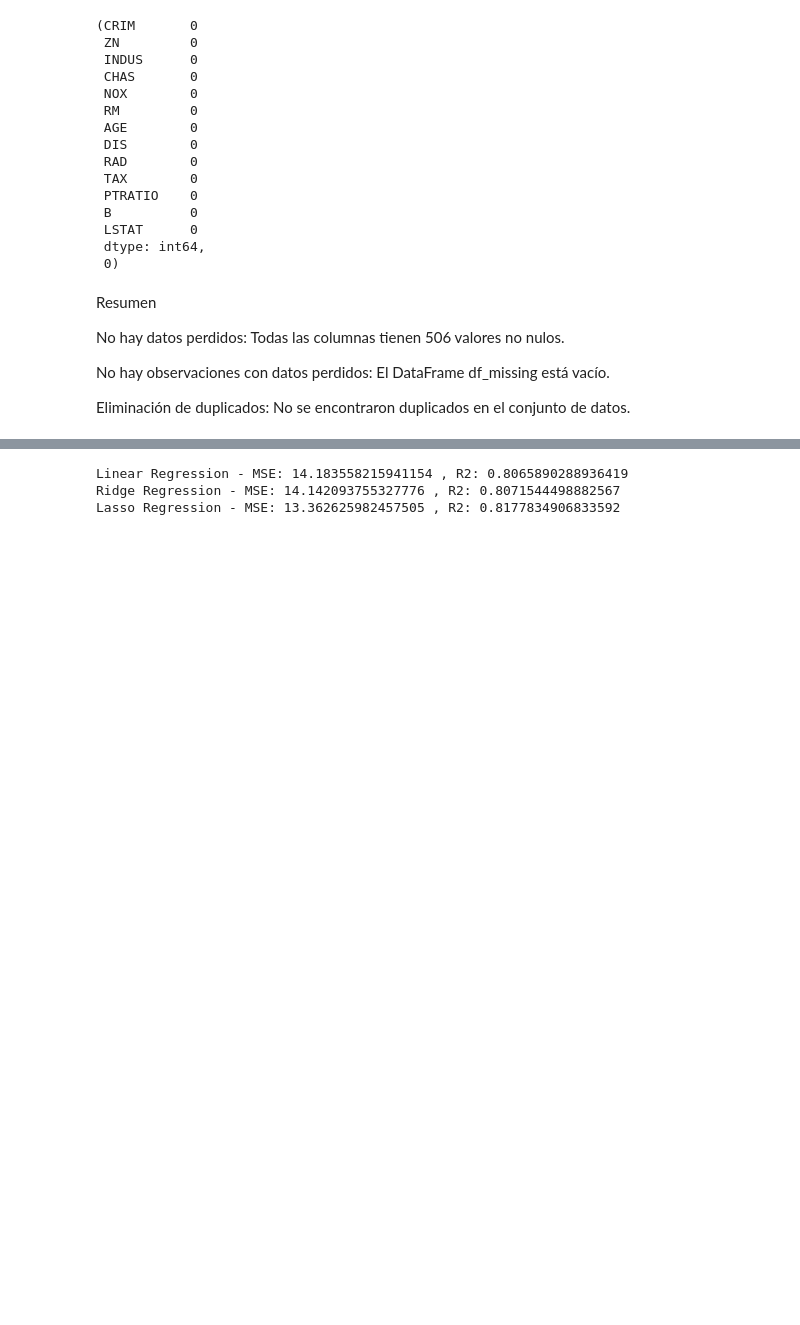
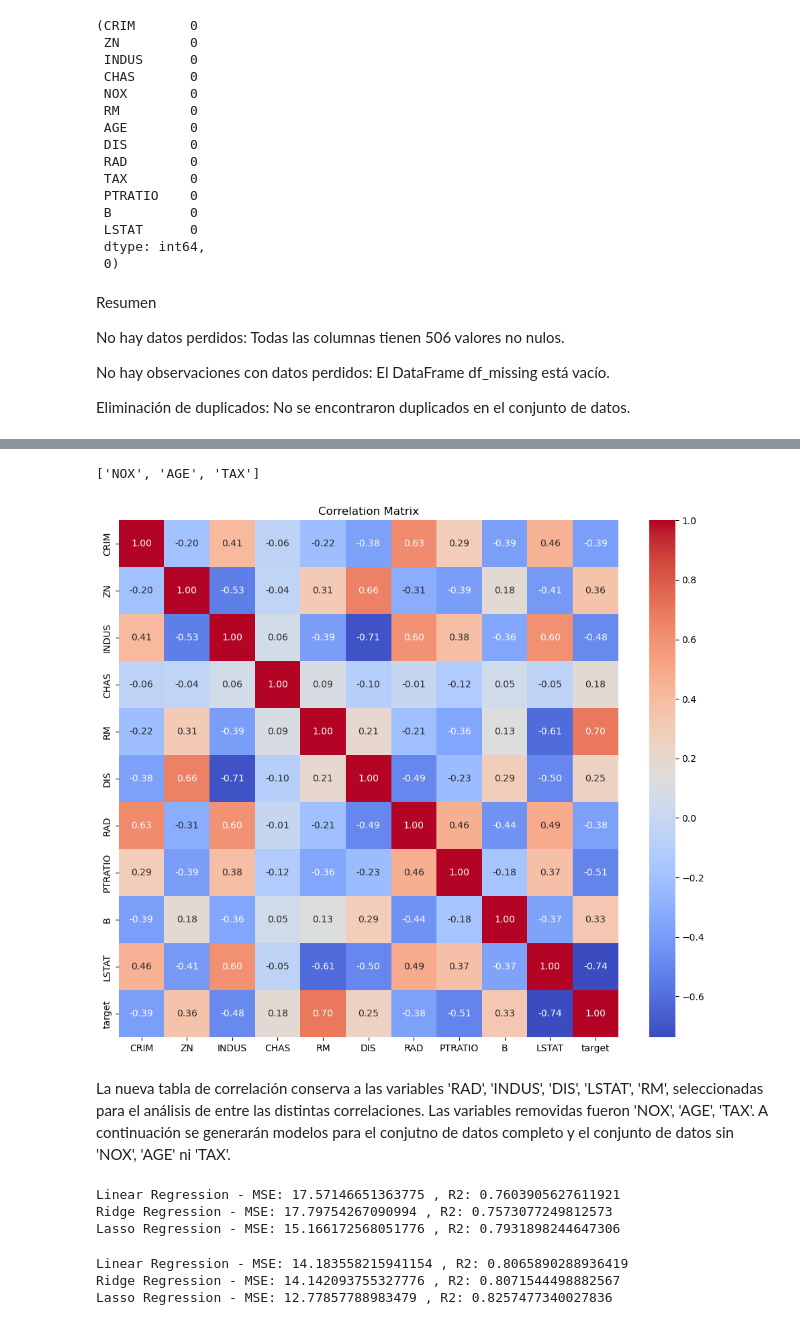
Before and after one commit to armandolezama/boston-houses-data-analysis, a Jupyter notebook: boston-houses-data-analysis.ipynb, the cells around one changed output, grey strips where cells are left out. Cells and saved outputs as stored; diff of their text form; code cells hidden in the pictures; blank space fills up the shorter version.

```diff
--- a/boston-houses-data-analysis.ipynb
+++ b/boston-houses-data-analysis.ipynb
@@ -196,4 +188,47 @@ X_train, X_test, y_train, y_test = data.split_data()
+# %%
+# Crear nuevo conjunto de datos
+data.add_dataset(name='no_high_corr', dataframe=data.df)
+
+# Configurar el límite de correlación
+data.correlation_threshold = 0.6
+
+# Eliminar al menos una característica altamente correlacionada
+data.remove_highly_correlated_features(dataset_name='no_high_corr', exceptions=['target', 'RAD', 'INDUS', 'DIS', 'LSTAT', 'RM'])
+
+# Calcular la matriz de correlación
+correlation_matrix = data.calculate_correlation_matrix(dataset_name='no_high_corr')
+
+# Plotear la matriz de correlación
+visualizer.plot_correlation_matrix(correlation_matrix)
+# %% [output]
+['NOX', 'AGE', 'TAX']
+[figure, added]
+# %% [markdown]
+La nueva tabla de correlación conserva a las variables 'RAD', 'INDUS', 'DIS', 'LSTAT', 'RM', seleccionadas para el análisis de entre las distintas correlaciones. Las variables removidas fueron 'NOX', 'AGE', 'TAX'. A continuación se generarán modelos para el conjutno de datos completo y el conjunto de datos sin 'NOX', 'AGE' ni 'TAX'.
+# %%
+# Configurar las máximas iteraciones
+analysis.lasso_max_iter = 20000
+analysis.ridge_max_iter = 20000
+
+# Preprocesar los datos sin las características eliminadas
+data.preprocess_data(dataset_name='no_high_corr')
+X_train, X_test, y_train, y_test = data.split_data()
+analysis.train_models(X_train, y_train)
+linear_mse, linear_r2 = analysis.evaluate_model(analysis.linear_model, X_test, y_test)
+ridge_mse, ridge_r2 = analysis.evaluate_model(analysis.ridge_model, X_test, y_test)
+lasso_mse, lasso_r2 = analysis.evaluate_model(analysis.lasso_model, X_test, y_test)
+
+print('Linear Regression - MSE:', linear_mse, ', R2:', linear_r2)
+print('Ridge Regression - MSE:', ridge_mse, ', R2:', ridge_r2)
+print('Lasso Regression - MSE:', lasso_mse, ', R2:', lasso_r2)
+# %% [output]
+Linear Regression - MSE: 17.57146651363775 , R2: 0.7603905627611921
+Ridge Regression - MSE: 17.79754267090994 , R2: 0.7573077249812573
+Lasso Regression - MSE: 15.166172568051776 , R2: 0.7931898244647306
 # %%
+#Procesar los datos completos
+data.preprocess_data()
+X_train, X_test, y_train, y_test = data.split_data()
 analysis.train_models(X_train, y_train)
 linear_mse, linear_r2 = analysis.evaluate_model(analysis.linear_model, X_test, y_test)
 ridge_mse, ridge_r2 = analysis.evaluate_model(analysis.ridge_model, X_test, y_test)
@@ -205,4 +240,4 @@ print('Lasso Regression - MSE:', lasso_mse, ', R2:', lasso_r2)
 # %% [output]
 Linear Regression - MSE: 14.183558215941154 , R2: 0.8065890288936419
 Ridge Regression - MSE: 14.142093755327776 , R2: 0.8071544498882567
-Lasso Regression - MSE: 13.362625982457505 , R2: 0.8177834906833592
+Lasso Regression - MSE: 12.77857788983479 , R2: 0.8257477340027836
```
Also changed, not shown: parts of 21 cells of this notebook, 1 other file.
